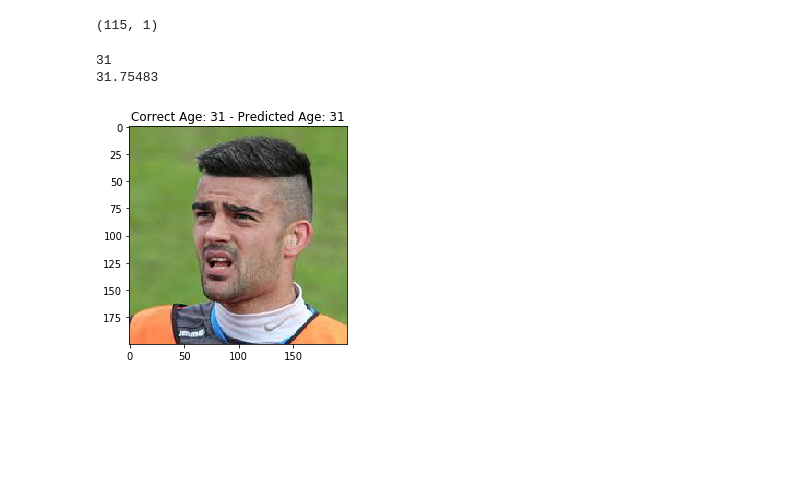
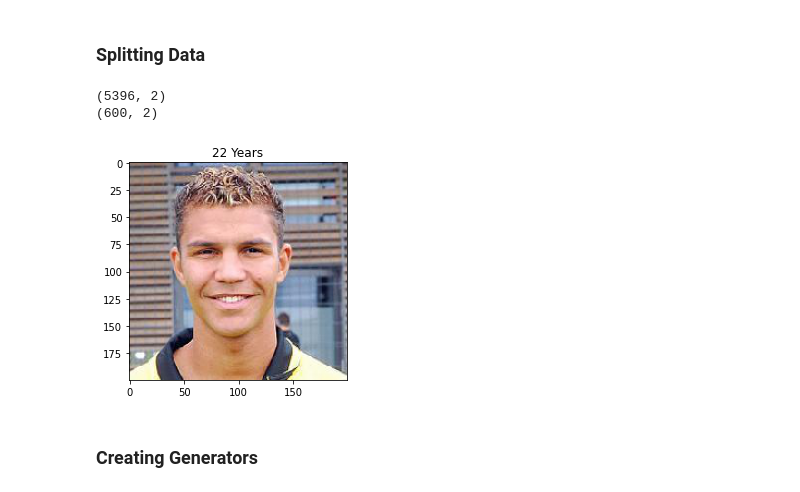
Before and after one commit to jeffveleze/age-gender-recognizer, a Jupyter notebook: AgeGenderRecognizer.ipynb, the cells around one changed output. Cells and saved outputs as stored; diff of their text form; code cells hidden in the pictures; blank space fills up the shorter version.

```diff
--- a/AgeGenderRecognizer.ipynb
+++ b/AgeGenderRecognizer.ipynb
@@ -322,29 +169,49 @@ Test MAE Sequential Model: 14.039877891540527
-# %%
-# Predict with test images
-predictions = sequential_model.predict(x = test_images)
-
-print(predictions.shape)
-# %% [output]
-(115, 1)
-# %%
-# Evaluating
-test_index = 9
-correct_age = test_labels[test_index]
-predicted_age = predictions[test_index][0]
-
-# Print results
-print(correct_age)
-print(predicted_age)
-# %% [output]
-31
-31.75483
-# %%
-# Validating co-relation between image and real/predicted age
-plt.figure()
-title = "Correct Age: " + str(correct_age) + " - Predicted Age: " + str(int(predicted_age))
-plt.title(title)
-plt.imshow(test_images[test_index], cmap = plt.cm.binary)
-plt.grid(False)
-plt.show()
-# %% [output]
-[figure, removed]
+# %% [markdown]
+### Splitting Data
+# %%
+# Separating X and Y columns
+X_df = images_data_frame['image_address'].copy()
+Y_df = images_data_frame['age'].copy()
+
+# Splitting train and test data
+train_image_addresses, test_image_addresses, train_labels, test_labels = train_test_split(X_df,
+                                                                                           Y_df,
+                                                                                           test_size = 0.1,
+                                                                                           random_state = 2)
+
+# Creating train and test dataframes
+train_dictionary = {'train_image_addresses': train_image_addresses, 'train_labels' : train_labels}
+test_dictionary = {'test_image_addresses': test_image_addresses, 'test_labels' : test_labels}
+train_df = pd.DataFrame(train_dictionary)
+test_df = pd.DataFrame(test_dictionary)
+
+# Verifying correct shape
+print(train_df.shape)
+print(test_df.shape)
+# %% [output]
+(5396, 2)
+(600, 2)
+# %%
+# Define random number to display image
+image_index = 200
+
+# Transforming images into matrixes and applying resizing
+train_image_addresses_list = train_image_addresses.tolist()
+train_labels_list = train_labels.tolist()
+image = Image.open(train_image_addresses_list[image_index])
+image = image.resize((RESIZED_WIDTH, RESIZED_HEIGHT), Image.NEAREST)
+image_matrix = np.asarray(image.convert('RGB'))
+
+# Normalizing image_matrix
+image_matrix = image_matrix / 255
+
+# Drawing train_images[image_index]
+plt.figure()
+plt.title(str(train_labels_list[image_index]) + " Years")
+plt.imshow(image, cmap = plt.cm.binary)
+plt.grid(False)
+plt.show()
+# %% [output]
+[figure, added]
+# %% [markdown]
+### Creating Generators
```
Also changed, not shown: parts of 53 cells of this notebook.
